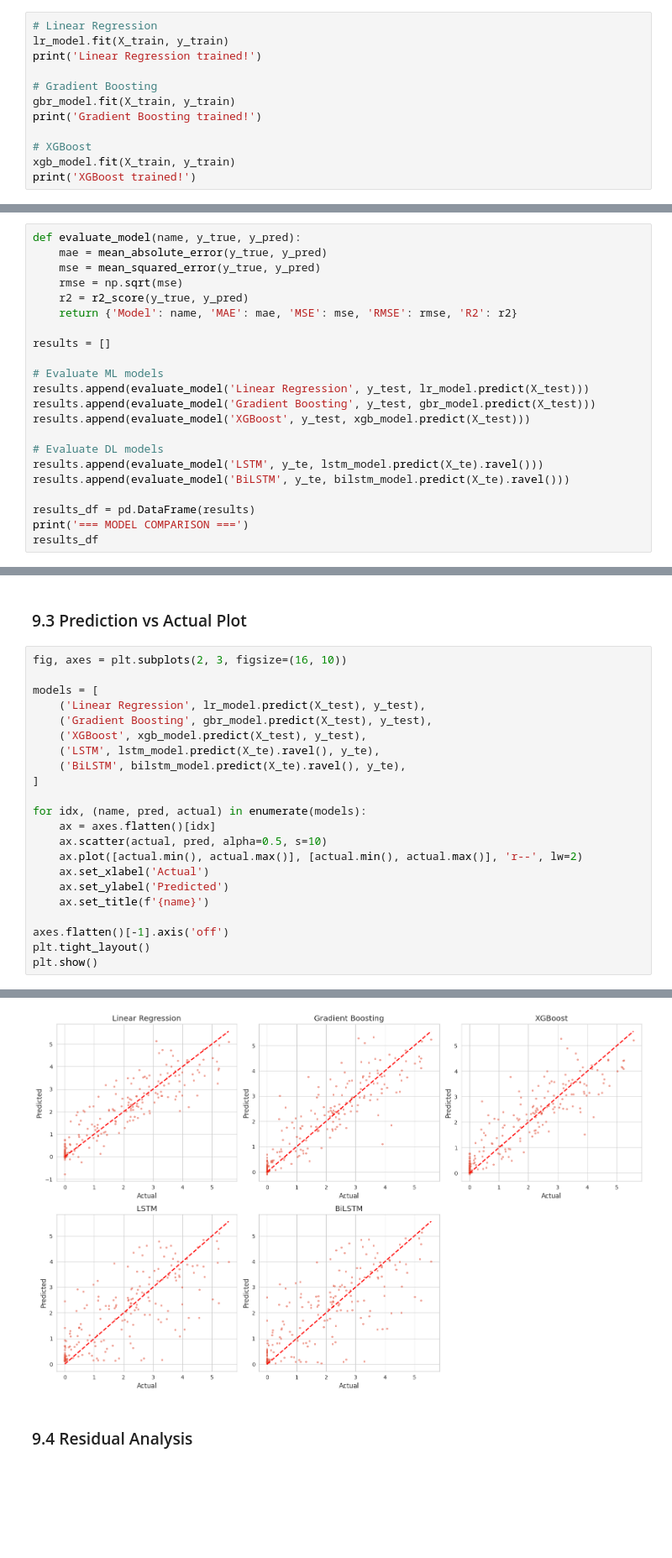
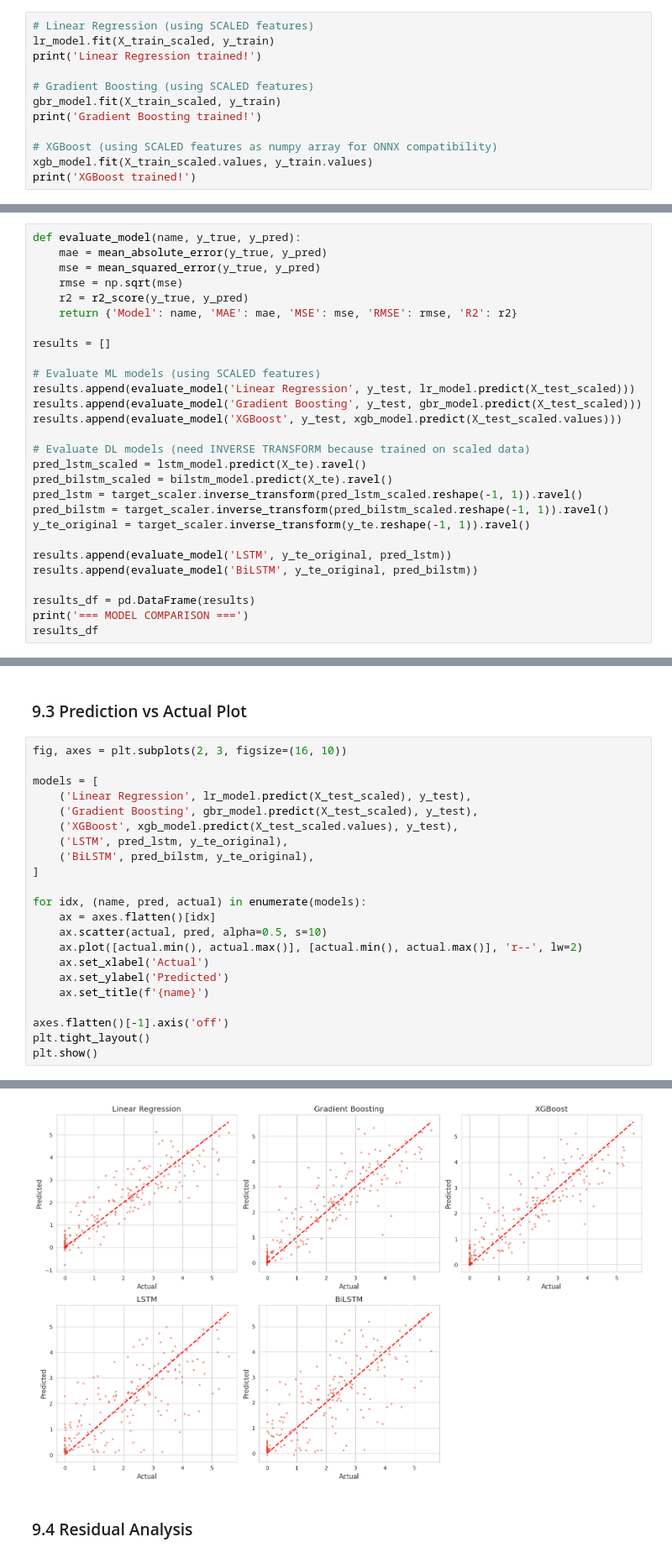
Before and after one commit to ferrikrisdiantoro/rainfall-analysis-webapp, a Jupyter notebook: notebook/prediksi_hujan.ipynb, the cells around one changed output, grey strips where cells are left out. Shown at 84% size. Saved outputs shown, nothing was run; the diff lists cells and outputs as text; blank space fills up the shorter version.

```diff
--- a/notebook/prediksi_hujan.ipynb
+++ b/notebook/prediksi_hujan.ipynb
@@ -478,16 +496,16 @@ Callbacks defined: EarlyStopping, ModelCheckpoint, ReduceLROnPlateau
 # %% [markdown]
 ### 8.1 Training Scikit-Learn Models
 # %%
-# Linear Regression
-lr_model.fit(X_train, y_train)
+# Linear Regression (using SCALED features)
+lr_model.fit(X_train_scaled, y_train)
 print('Linear Regression trained!')
 
-# Gradient Boosting
-gbr_model.fit(X_train, y_train)
+# Gradient Boosting (using SCALED features)
+gbr_model.fit(X_train_scaled, y_train)
 print('Gradient Boosting trained!')
 
-# XGBoost
-xgb_model.fit(X_train, y_train)
+# XGBoost (using SCALED features as numpy array for ONNX compatibility)
+xgb_model.fit(X_train_scaled.values, y_train.values)
 print('XGBoost trained!')
 # %% [output]
 Linear Regression trained!
@@ -614,14 +632,20 @@ def evaluate_model(name, y_true, y_pred):
 
 results = []
 
-# Evaluate ML models
-results.append(evaluate_model('Linear Regression', y_test, lr_model.predict(X_test)))
-results.append(evaluate_model('Gradient Boosting', y_test, gbr_model.predict(X_test)))
-results.append(evaluate_model('XGBoost', y_test, xgb_model.predict(X_test)))
+# Evaluate ML models (using SCALED features)
+results.append(evaluate_model('Linear Regression', y_test, lr_model.predict(X_test_scaled)))
+results.append(evaluate_model('Gradient Boosting', y_test, gbr_model.predict(X_test_scaled)))
+results.append(evaluate_model('XGBoost', y_test, xgb_model.predict(X_test_scaled.values)))
 
-# Evaluate DL models
-results.append(evaluate_model('LSTM', y_te, lstm_model.predict(X_te).ravel()))
-results.append(evaluate_model('BiLSTM', y_te, bilstm_model.predict(X_te).ravel()))
+# Evaluate DL models (need INVERSE TRANSFORM because trained on scaled data)
+pred_lstm_scaled = lstm_model.predict(X_te).ravel()
+pred_bilstm_scaled = bilstm_model.predict(X_te).ravel()
+pred_lstm = target_scaler.inverse_transform(pred_lstm_scaled.reshape(-1, 1)).ravel()
+pred_bilstm = target_scaler.inverse_transform(pred_bilstm_scaled.reshape(-1, 1)).ravel()
+y_te_original = target_scaler.inverse_transform(y_te.reshape(-1, 1)).ravel()
+
+results.append(evaluate_model('LSTM', y_te_original, pred_lstm))
+results.append(evaluate_model('BiLSTM', y_te_original, pred_bilstm))
 
 results_df = pd.DataFrame(results)
 print('=== MODEL COMPARISON ===')
@@ -642,11 +666,11 @@ results_df
 fig, axes = plt.subplots(2, 3, figsize=(16, 10))
 
 models = [
-    ('Linear Regression', lr_model.predict(X_test), y_test),
-    ('Gradient Boosting', gbr_model.predict(X_test), y_test),
-    ('XGBoost', xgb_model.predict(X_test), y_test),
-    ('LSTM', lstm_model.predict(X_te).ravel(), y_te),
-    ('BiLSTM', bilstm_model.predict(X_te).ravel(), y_te),
+    ('Linear Regression', lr_model.predict(X_test_scaled), y_test),
+    ('Gradient Boosting', gbr_model.predict(X_test_scaled), y_test),
+    ('XGBoost', xgb_model.predict(X_test_scaled.values), y_test),
+    ('LSTM', pred_lstm, y_te_original),
+    ('BiLSTM', pred_bilstm, y_te_original),
 ]
 
 for idx, (name, pred, actual) in enumerate(models):
@@ -666,4 +688,4 @@ plt.show()
-[figure, old version]
+[figure, new version]
 # %% [markdown]
 ### 9.4 Residual Analysis
 # %%
```
Also changed, not shown: parts of 25 cells of this notebook, 18 other files.
